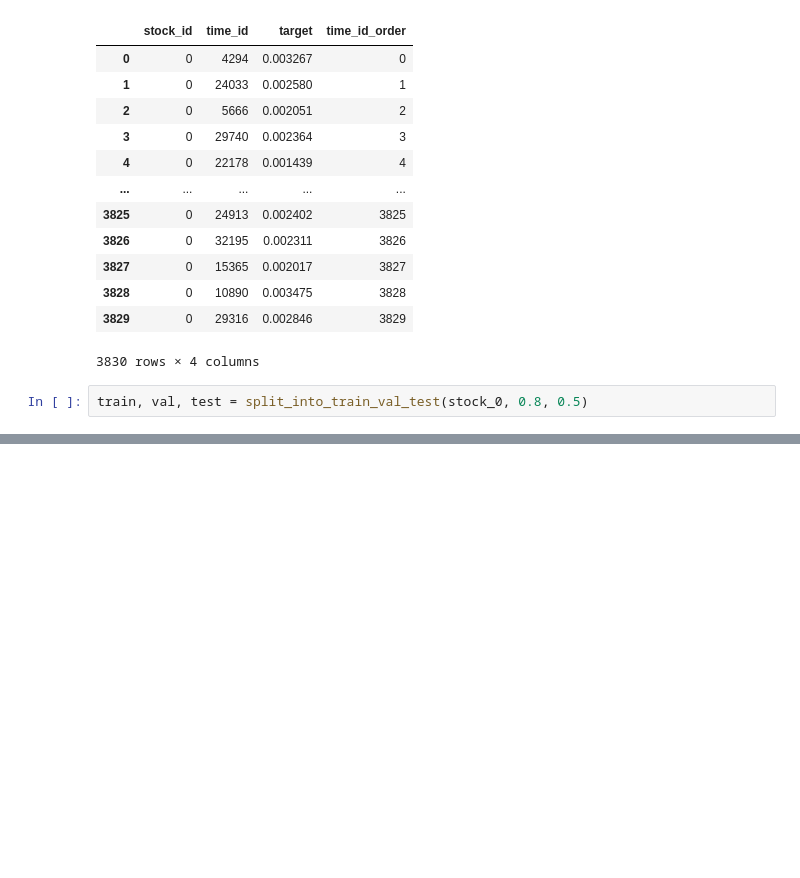
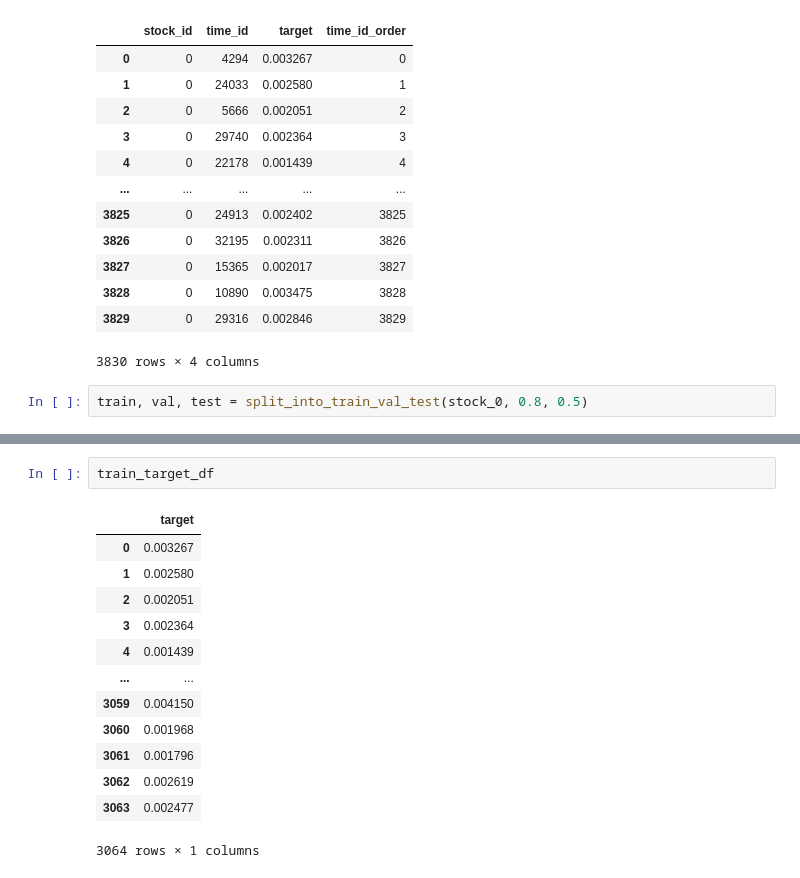
Before and after one commit to poo5zan/masters-research-project, a Jupyter notebook: Univariate_RV.ipynb, the cells around one changed output, grey strips where cells are left out. Drawn from its saved outputs; the diff is of its cells as text; blank space fills up the shorter version.

```diff
--- a/Univariate_RV.ipynb
+++ b/Univariate_RV.ipynb
@@ -109,0 +203,16 @@ NameError: ignored
+# %%
+train_target_df
+# %% [output]
+|  | target |
+| 0 | 0.003267 |
+| 1 | 0.002580 |
+| 2 | 0.002051 |
+| 3 | 0.002364 |
+| 4 | 0.001439 |
+| ... | ... |
+| 3059 | 0.004150 |
+| 3060 | 0.001968 |
+| 3061 | 0.001796 |
+| 3062 | 0.002619 |
+| 3063 | 0.002477 |
+3064 rows × 1 columns
```
Also changed, not shown: parts of 12 cells of this notebook.
